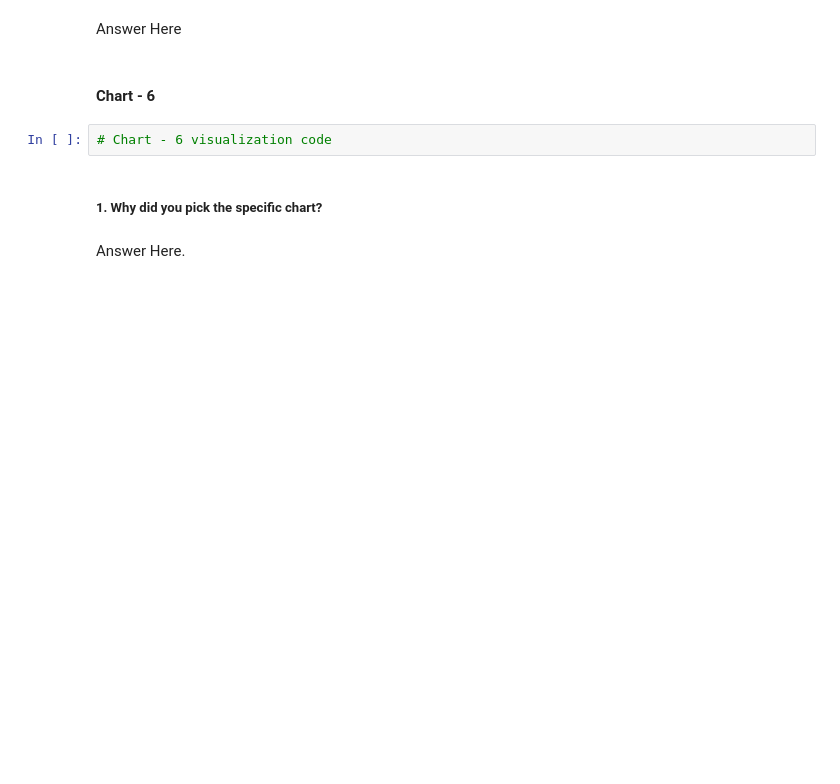
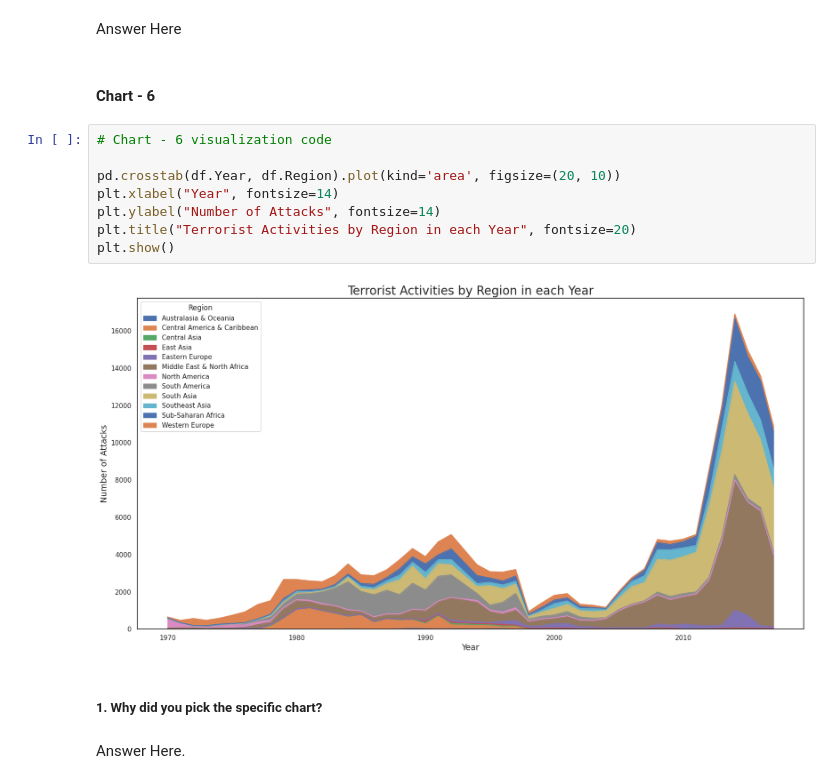
Before and after one commit to Shubham-kumar149/Data-Visualization-With-Python, a Jupyter notebook: Capstone_Project_EDA_on_Global_Terrorism_Dataset.ipynb, the cells around one changed output. Drawn from its saved outputs; the diff is of its cells as text; blank space fills up the shorter version.

```diff
--- a/Capstone_Project_EDA_on_Global_Terrorism_Dataset.ipynb
+++ b/Capstone_Project_EDA_on_Global_Terrorism_Dataset.ipynb
@@ -546,8 +546,16 @@ Are there any insights that lead to negative growth? Justify with specific reaso
 Answer Here
 # %% [markdown]
 #### Chart - 6
-# %%
-# Chart - 6 visualization code
+# %%
+# Chart - 6 visualization code
+
+pd.crosstab(df.Year, df.Region).plot(kind='area', figsize=(20, 10))
+plt.xlabel("Year", fontsize=14)
+plt.ylabel("Number of Attacks", fontsize=14)
+plt.title("Terrorist Activities by Region in each Year", fontsize=20)
+plt.show()
+# %% [output]
+[figure, added]
 # %% [markdown]
 ##### 1. Why did you pick the specific chart?
 # %% [markdown]
```
Also changed, not shown: parts of 7 cells of this notebook.
